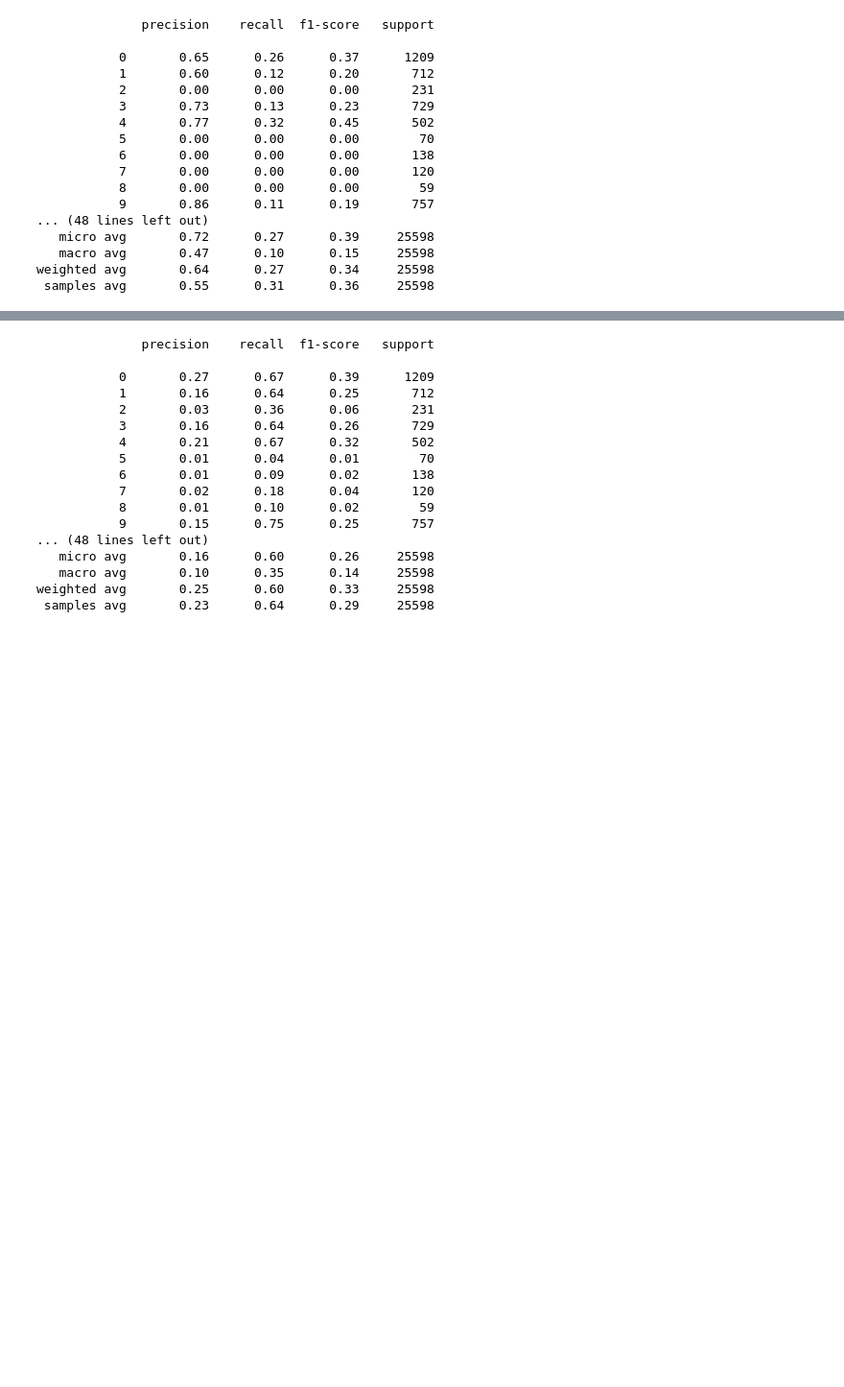
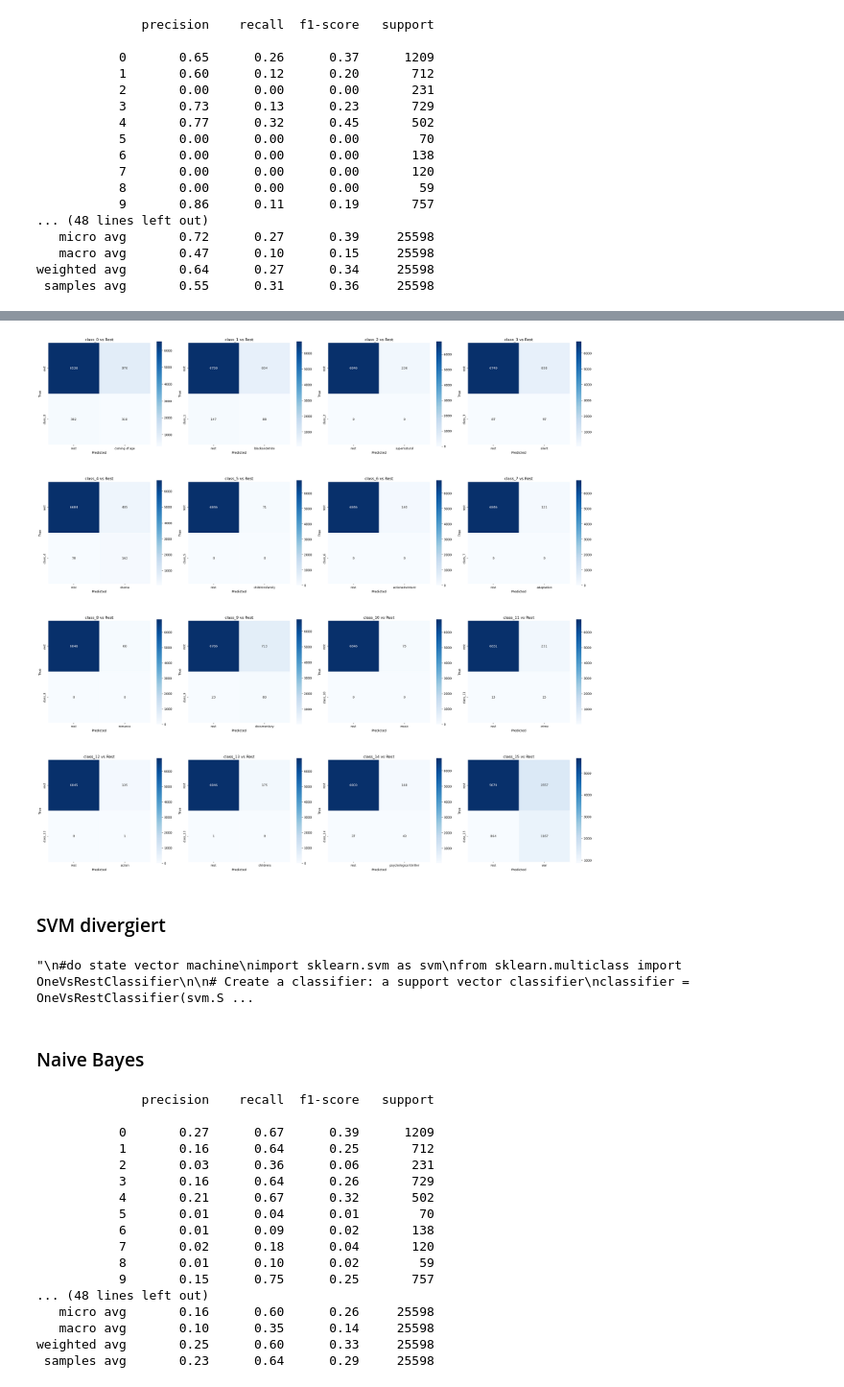
Before and after one commit to MatthiasRemta/NLP_Project, a Jupyter notebook: Logistic_Regression_try_reduced_to_60.ipynb, the cells around one changed output, grey strips where cells are left out. Shown at 96% size. Saved outputs shown, nothing was run; the diff lists cells and outputs as text; code cells hidden in the pictures; blank space fills up the shorter version.

```diff
--- a/Logistic_Regression_try_reduced_to_60.ipynb
+++ b/Logistic_Regression_try_reduced_to_60.ipynb
@@ -228,3 +290,62 @@ Naive Bayes
+# %%
+
+plt.figure(figsize=(25, 25))
+
+
+n=16
+#  first n
+for i in range(n):
+    #column names
+    colnames = ['rest', f'class_{i}']
+
+    #DataFrame
+    df1 = pd.DataFrame(one_vs_rest[i], columns=colnames, index=['rest' , unique_genre[i]]).transpose()
+
+    ax = plt.subplot(int(n/4), 4, i + 1)
+
+    #heatmap
+    sns.heatmap(df1, annot=True, fmt="d", cmap="Blues", square=True, linewidths=.5, cbar_kws={"shrink": .75})
+
+    # Titles and labels
+    ax.set_title(f'class_{i} vs Rest', fontsize=12)
+    ax.set_xlabel('Predicted', fontsize=10)
+    ax.set_ylabel('True', fontsize=10)
+    ax.tick_params(axis='both', which='major', labelsize=9)
+
+plt.tight_layout()
+plt.show()
+# %% [output]
+[figure, added]
+# %% [markdown]
+### SVM divergiert
+# %%
+'''
+#do state vector machine
+import sklearn.svm as svm
+from sklearn.multiclass import OneVsRestClassifier
+
+# Create a classifier: a support vector classifier
+classifier = OneVsRestClassifier(svm.SVC(kernel='linear', probability=True,
+                                 random_state=0))
+
+# Train the classifier on the training set
+classifier.fit(xtrain_tfidf, ytrain)
+
+# Predict and evaluate
+y_pred = classifier.predict(xval_tfidf)
+print(classification_report(yval, y_pred))
+
+# Sample predictions
+def new_val(x):
+    x = remove_stopwords(clean_text(x))
+    x_vec = tfidf_vect.transform([x])
+    x_pred = classifier.predict(x_vec)
+    return multilabel_bina.inverse_transform(x_pred)
+'''
+# %% [output]
+"\n#do state vector machine\nimport sklearn.svm as svm\nfrom sklearn.multiclass import OneVsRestClassifier\n\n# Create a classifier: a support vector classifier\nclassifier = OneVsRestClassifier(svm.S ...
+# %% [markdown]
+### Naive Bayes
 # %%
 # do with naive bayes
 from sklearn.naive_bayes import GaussianNB
```
Also changed, not shown: parts of 18 cells of this notebook, 3 other files.
